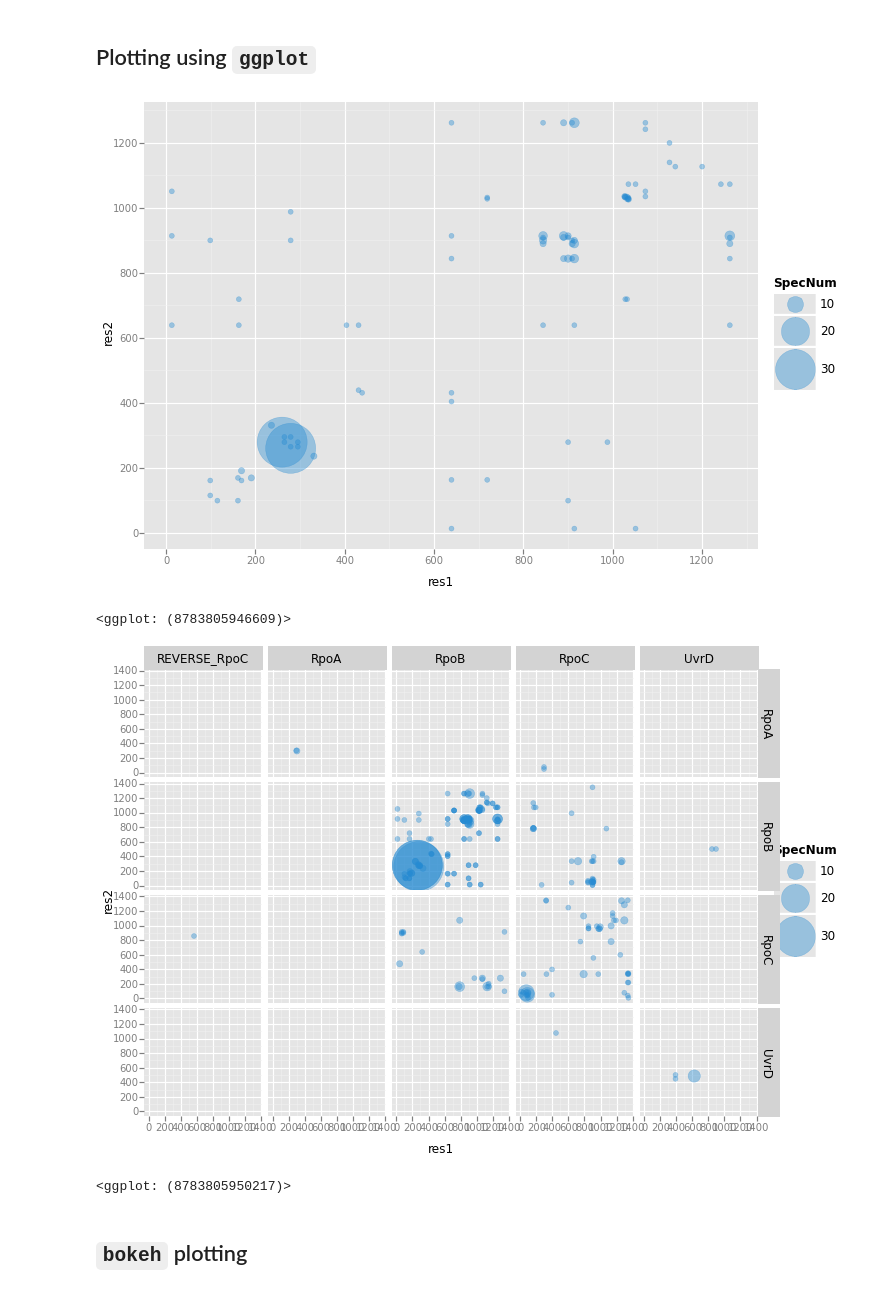
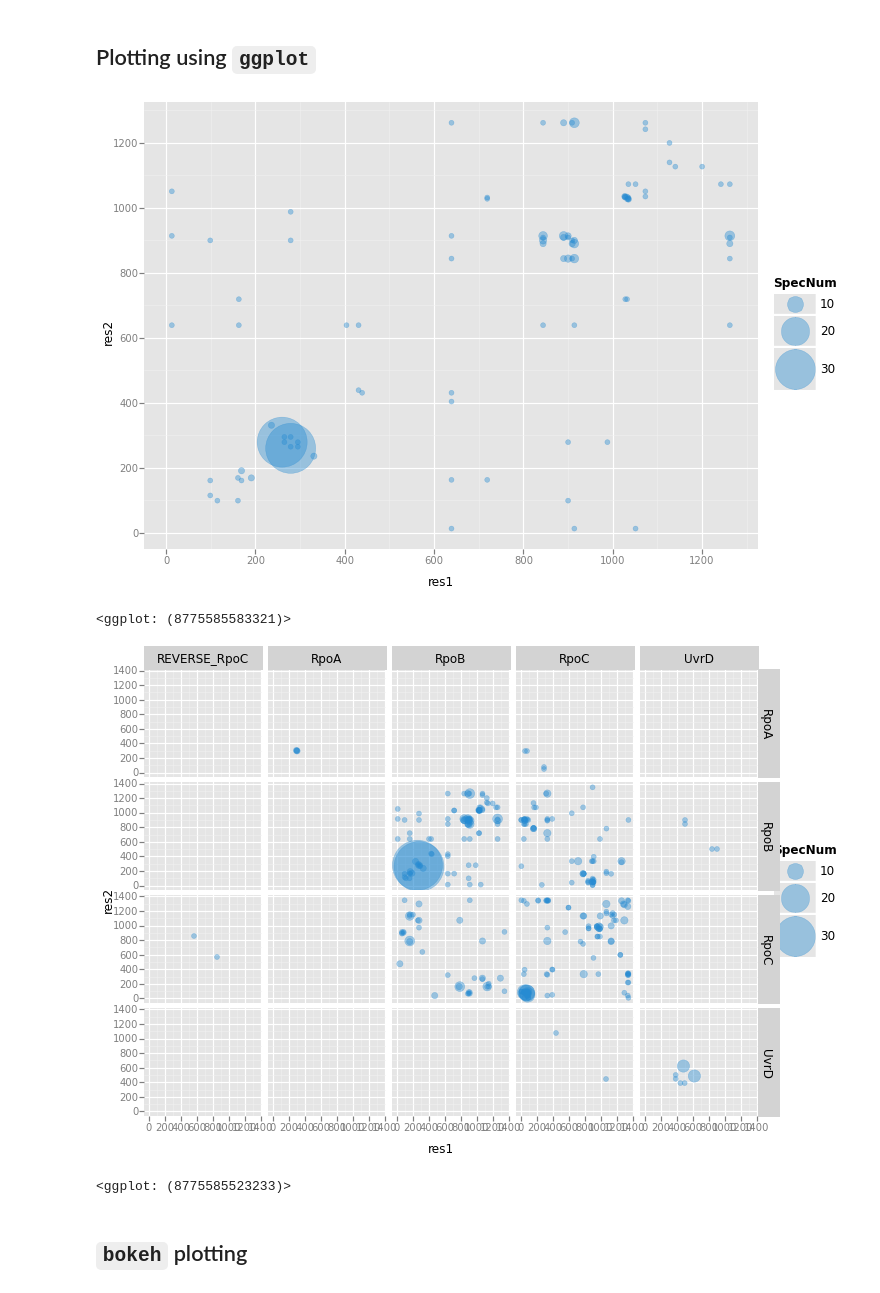
Before and after one commit to justinjee/proScatter, a Jupyter notebook: html-pandas_test.ipynb, the cells around one changed output. Saved outputs shown, nothing was run; the diff lists cells and outputs as text; code cells hidden in the pictures.

Commit message:
Symmetry now handled during the import.

```diff
--- a/html-pandas_test.ipynb
+++ b/html-pandas_test.ipynb
@@ -74,36 +74,27 @@ df_details.describe()
 from ggplot import *
 # %%
 data = df_sum[(df_sum['prot1'] == 'RpoB') & (df_sum['prot2'] == 'RpoB')]
-data_ = data.copy()
-# This is how we handle symmetry
-data_.rename(columns={'res1': 'res2', 'res2': 'res1'}, inplace=True)
-data_ = pd.concat([data, data_])
-data_.reset_index(drop=True, inplace=True)
 
-p = ggplot(data_, aes(x='res1', y='res2', size='SpecNum')) \
+p = ggplot(data, aes(x='res1', y='res2', size='SpecNum')) \
     + scale_size([5,50]) \
     + geom_point(alpha=0.4, color='#268bd2')
 
 print p
 # %% [output]
 [figure]
-<ggplot: (8783805946609)>
+<ggplot: (8775585583321)>
 # %%
 data = df_sum.copy()
-# This is how we handle symmetry
-data_.rename(columns={'res1': 'res2', 'res2': 'res1'}, inplace=True)
-data_ = pd.concat([data, data_])
-data_.reset_index(drop=True, inplace=True)
 
-p = ggplot(data_, aes(x='res1', y='res2', size='SpecNum')) \
+p = ggplot(data, aes(x='res1', y='res2', size='SpecNum')) \
     + scale_size([5,50]) \
     + geom_point(alpha=0.4, color='#268bd2') \
     + facet_grid('prot1', 'prot2')
 
 print p
 # %% [output]
-[figure, old version]
+[figure, new version]
-<ggplot: (8783805950217)>
+<ggplot: (8775585523233)>
 # %% [markdown]
 ## `bokeh` plotting
 # %%
```
Also changed, not shown: parts of 3 cells of this notebook, 3 other files.
